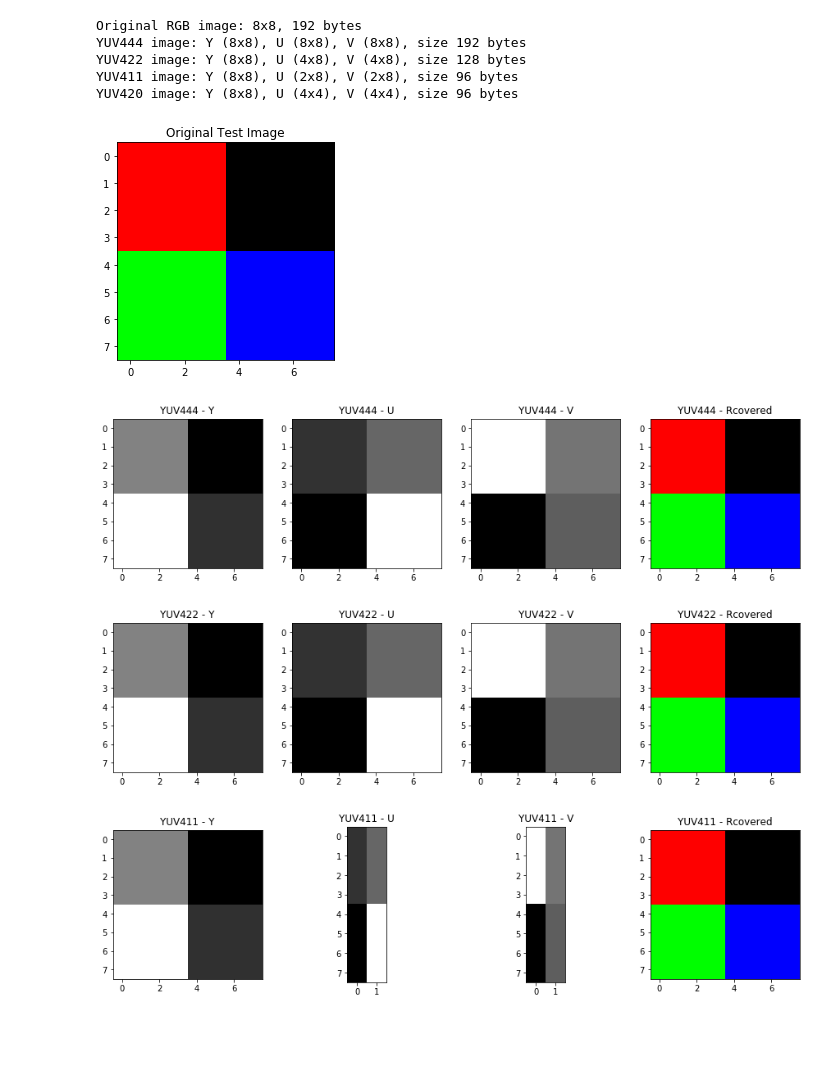
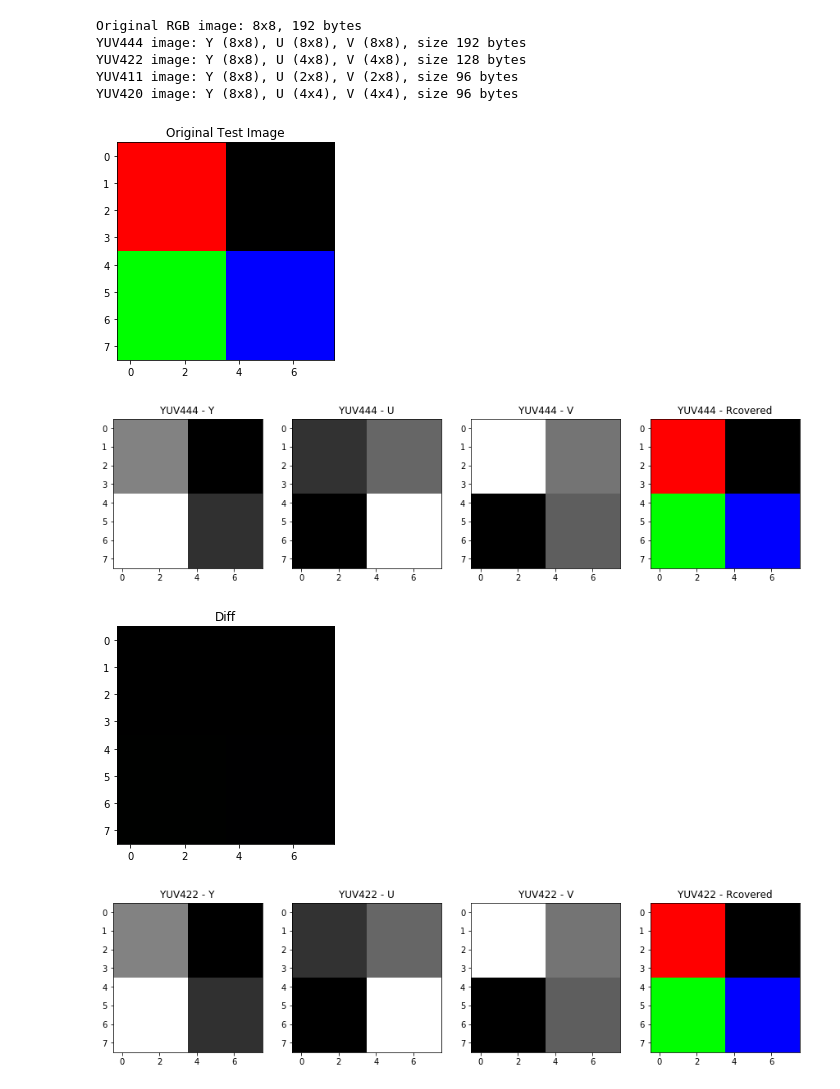
Before and after one commit to anonymouss/my-exercises, a Jupyter notebook: video/basic_yuv_operations.ipynb, the cells around one changed output. Cells and saved outputs as stored; diff of their text form; code cells hidden in the pictures; blank space fills up the shorter version.

```diff
--- a/video/basic_yuv_operations.ipynb
+++ b/video/basic_yuv_operations.ipynb
@@ -18,7 +18,7 @@ def downsample(data, w, h, x, y):
     for i in range(0, w, xstep):
         for j in range(0, h, ystep):
             pixelcount = 0
-            pixel = 0
+            pixel = 0.0
             for dx in range(xstep):
                 for dy in range(ystep):
                     pixelcount = pixelcount + 1
@@ -43,6 +43,31 @@ def upsample(sample, sw, sh, x, y):
                     data[(j*ystep+dy)*w+(i*xstep+dx)] = sample[j*sw+i]
     return data
 
+def normalize255(rgb):
+    (h, w, d) = rgb.shape
+    for i in range(d):
+        maxv = np.max(rgb[:,:,i])
+        minv = np.min(rgb[:,:,i])
+        distance = maxv - minv
+        for x in range(w):
+            for y in range(h):
+                rgb[y, x, i] = rgb[y, x, i] * 255.0 / distance
+        return rgb
+
+def diff(rgb1, rgb2):
+    (h1, w1, d1) = rgb1.shape
+    (h2, w2, d2) = rgb2.shape
+    if h1 != h2 or w1 != w2 or d1 != d2:
+        print("dimension of the two images is not consistent")
+        return
+    diff_image = np.zeros((h1, w1, d1)).astype('uint8')
+    for d in range(d1):
+        for x in range(w1):
+            for y in range(h1):
+                diff_image[y,x,d] = np.abs(int(rgb1[y,x,d]) - int(rgb2[y,x,d]))
+    diff_fig, diff_plt = plt.subplots(1, 1)
+    diff_plt.set_title('Diff'); diff_plt.imshow(diff_image);
+
 def describeYUV(y, u, v, name):
     (yh, yw) = y.shape
     (uh, uw) = u.shape
@@ -116,7 +141,7 @@ def yuv4442rgb888(yuv, w, h):
             rgb[y, x, 0] = luma + 1.402 * cr
             rgb[y, x, 1] = luma - 0.344 * cb - 0.714 * cr
             rgb[y, x, 2] = luma + 1.772 * cb
-    return rgb.astype('uint8')
+    return normalize255(rgb).astype('uint8')
 # %%
 def yuv4222rgb888(yuv, w, h):
     ysize = w * h
@@ -185,6 +210,8 @@ test_plt444u.set_title('YUV444 - U'); test_plt444u.imshow(test_444u, cmap='gray'
 test_plt444v.set_title('YUV444 - V'); test_plt444v.imshow(test_444v, cmap='gray');
 test_plt444.set_title('YUV444 - Rcovered'); test_plt444.imshow(rgb_444);
 
+diff(rgb_444, test_img)
+
 # YUV422
 ysize422 = w * h
 uvsize422 = (int)(w * h / 2)
@@ -200,6 +227,8 @@ test_plt422y.set_title('YUV422 - Y'); test_plt422y.imshow(test_444y, cmap='gray'
 test_plt422u.set_title('YUV422 - U'); test_plt422u.imshow(test_444u, cmap='gray');
 test_plt422v.set_title('YUV422 - V'); test_plt422v.imshow(test_444v, cmap='gray');
 test_plt422.set_title('YUV422 - Rcovered'); test_plt422.imshow(rgb_422);
+
+diff(rgb_422, test_img)
 
 # YUV411
 ysize411 = w * h
@@ -214,32 +243,35 @@ describeYUV(test_411y, test_411u, test_411v, "YUV411")
 test_fig_411, (test_plt411y, test_plt411u, test_plt411v, test_plt411) = plt.subplots(1, 4, figsize=(15, 3.5))
 test_plt411y.set_title('YUV411 - Y'); test_plt411y.imshow(test_411y, cmap='gray');
 test_plt411u.set_title('YUV411 - U'); test_plt411u.imshow(test_411u, cmap='gray');
 test_plt411v.set_title('YUV411 - V'); test_plt411v.imshow(test_411v, cmap='gray');
 test_plt411.set_title('YUV411 - Rcovered'); test_plt411.imshow(rgb_411);
 
+diff(rgb_411, test_img)
 
 # YUV420
 ysize420 = w * h
 uvsize420 = (int)(w * h / 4)
 test_420 = rgb8882yuv420(test_img)
 test_420y = test_420[0:ysize420].reshape([h, w])
 test_420u = test_420[ysize420:ysize420+uvsize420].reshape([int(h/2), int(w/2)])
 test_420v = test_420[ysize420+uvsize420:ysize420+2*uvsize420].reshape([int(h/2), int(w/2)])
 rgb_420 = yuv4202rgb888(test_420, w, h)
 describeYUV(test_420y, test_420u, test_420v, "YUV420")
 
 test_fig_420, (test_plt420y, test_plt420u, test_plt420v, test_plt420) = plt.subplots(1, 4, figsize=(15, 15))
 test_plt420y.set_title('YUV420 - Y'); test_plt420y.imshow(test_420y, cmap='gray');
 test_plt420u.set_title('YUV420 - U'); test_plt420u.imshow(test_420u, cmap='gray');
 test_plt420v.set_title('YUV420 - V'); test_plt420v.imshow(test_420v, cmap='gray');
 test_plt420.set_title('YUV420 - Rcovered'); test_plt420.imshow(rgb_420);
+
+diff(rgb_420, test_img)
 # %% [output]
 Original RGB image: 8x8, 192 bytes
 YUV444 image: Y (8x8), U (8x8), V (8x8), size 192 bytes
 YUV422 image: Y (8x8), U (4x8), V (4x8), size 128 bytes
 YUV411 image: Y (8x8), U (2x8), V (2x8), size 96 bytes
 YUV420 image: Y (8x8), U (4x4), V (4x4), size 96 bytes
 [figure]
 [figure]
-[figure, old version]
+[figure, new version]
-[figure, old version]
+[figure, new version]
```
Also changed, not shown: parts of 2 cells of this notebook, 1 other file.
